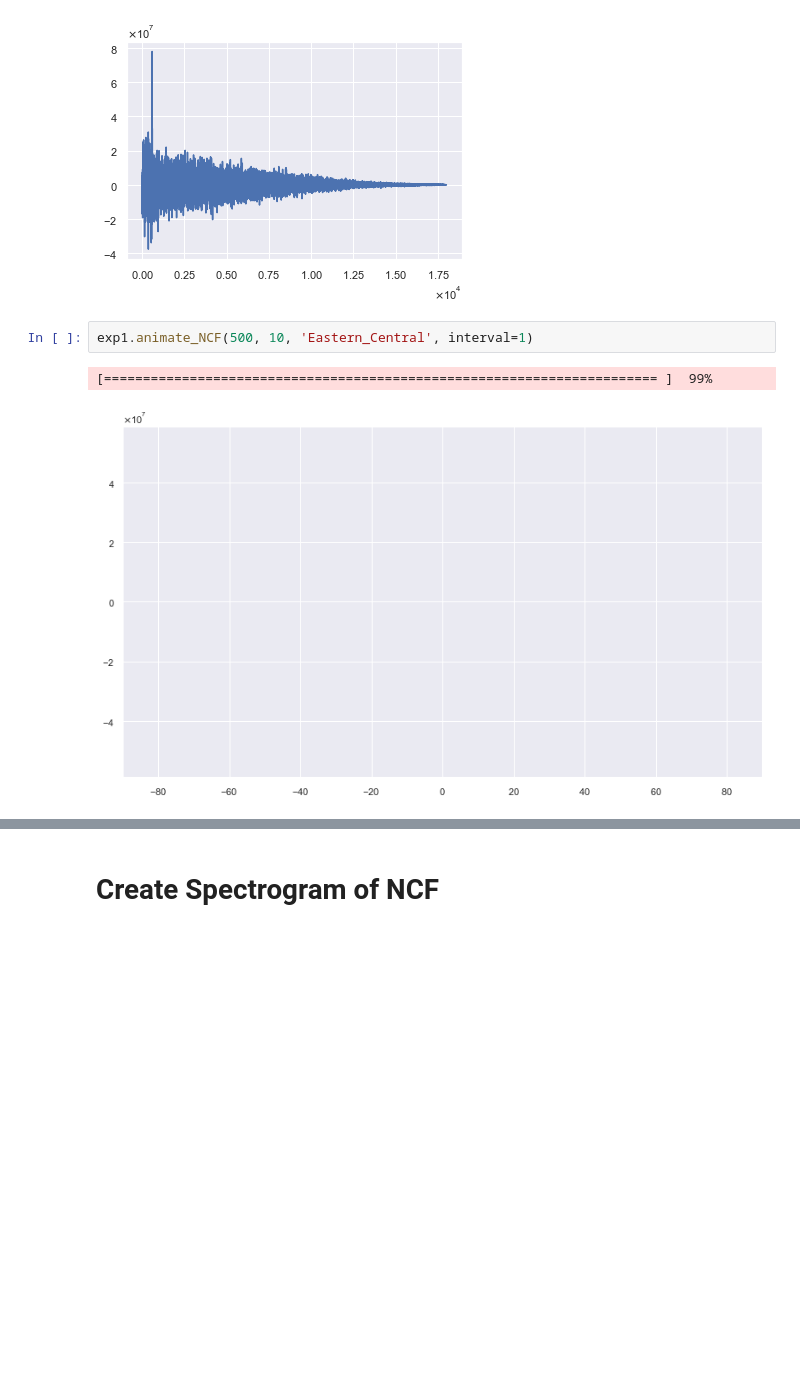
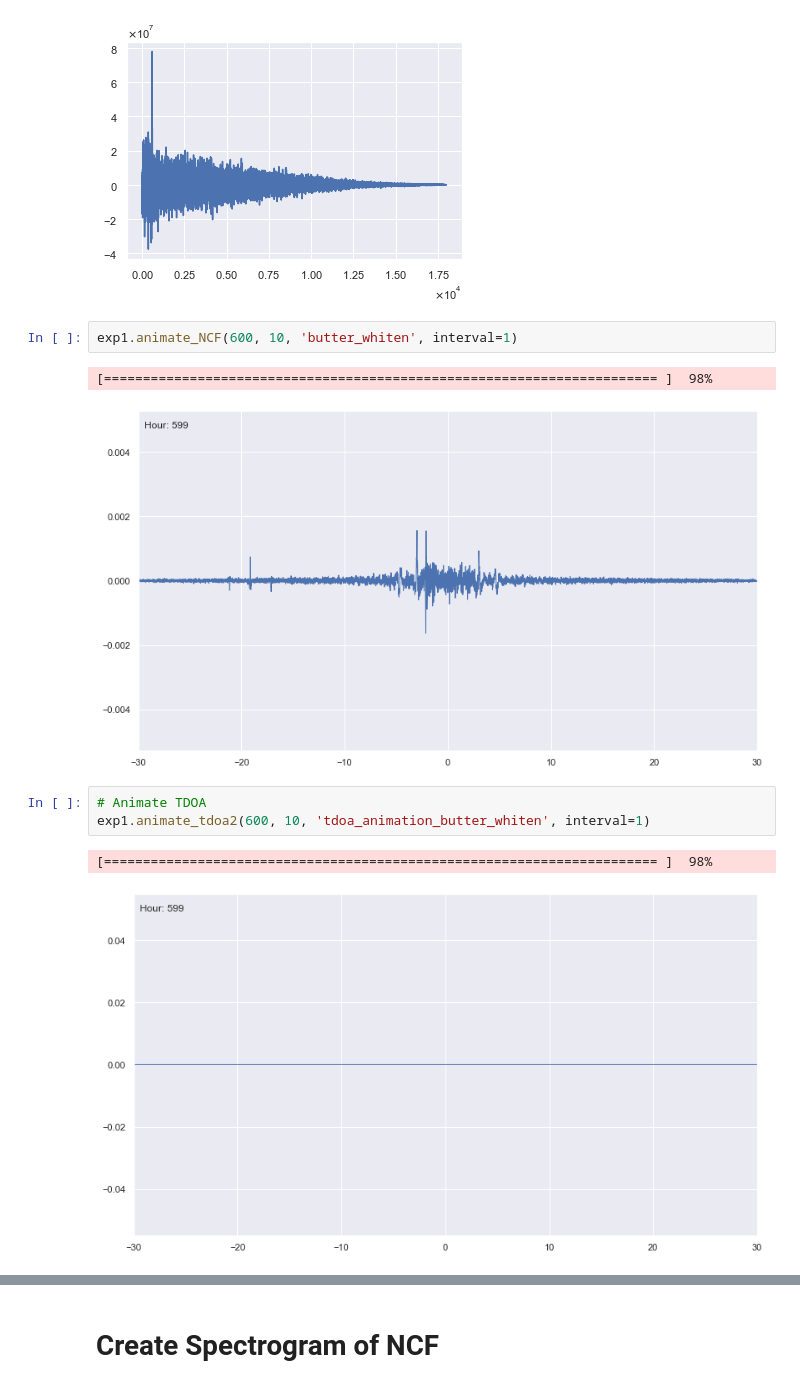
Before and after one commit to John-Ragland/Noise_Interferometry, a Jupyter notebook: Noise_Interferometry.ipynb, the cells around one changed output, grey strips where cells are left out. Saved outputs shown, nothing was run; the diff lists cells and outputs as text; blank space fills up the shorter version.

```diff
--- a/Noise_Interferometry.ipynb
+++ b/Noise_Interferometry.ipynb
@@ -120,7 +123,13 @@ plt.plot(xcorr2 + np.flip(xcorr1))
 [<matplotlib.lines.Line2D at 0x...>]
 [figure]
 # %%
-exp1.animate_NCF(500, 10, 'Eastern_Central', interval=1)
+exp1.animate_NCF(600, 10, 'butter_whiten', interval=1)
 # %% [output]
-[======================================================================= ]  99%
+[======================================================================= ]  98%
-[figure, old version]
+[figure, new version]
+# %%
+# Animate TDOA
+exp1.animate_tdoa2(600, 10, 'tdoa_animation_butter_whiten', interval=1)
+# %% [output]
+[======================================================================= ]  98%
+[figure, added]
```
Also changed, not shown: parts of 21 cells of this notebook, 4 other files.
